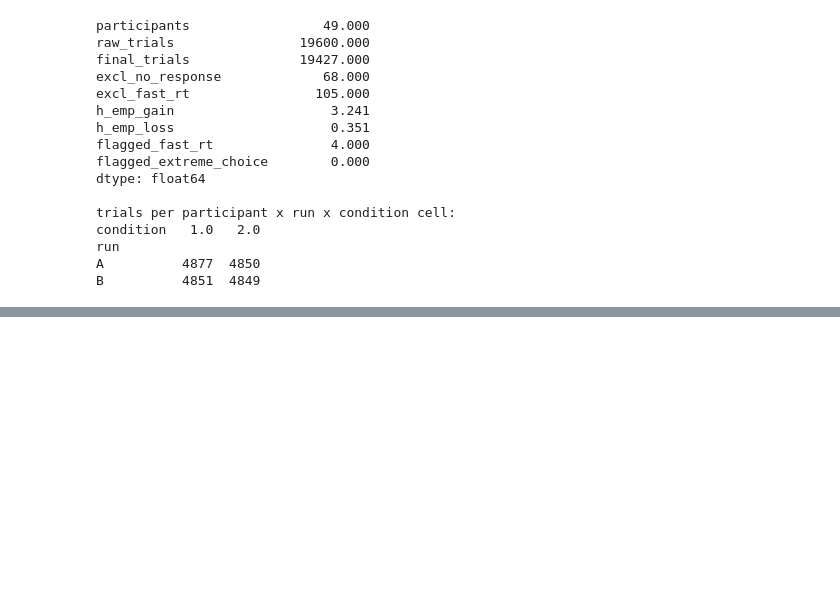
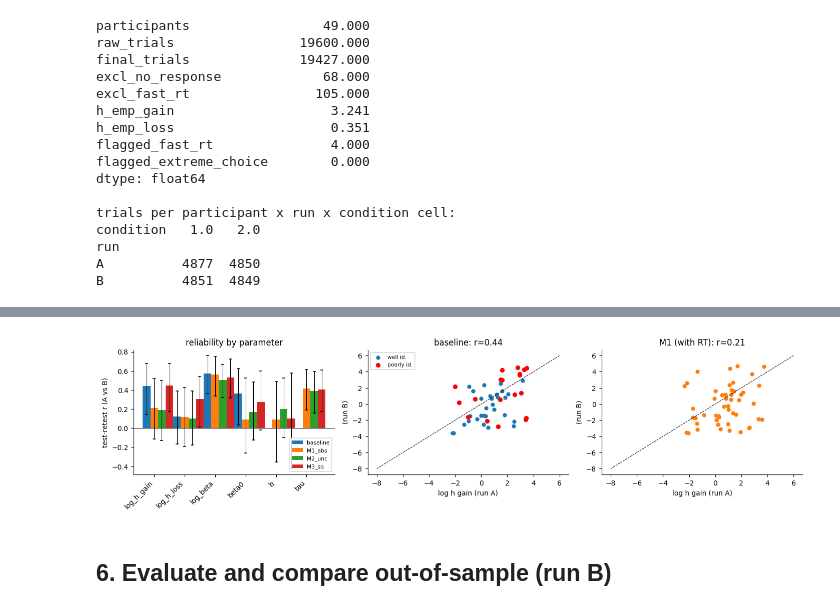
Before and after one commit to ale1201/ccs-final-project, a Jupyter notebook: project.ipynb, the cells around one changed output, grey strips where cells are left out. Drawn from its saved outputs; the diff is of its cells as text; code cells hidden in the pictures; blank space fills up the shorter version.

```diff
--- a/project.ipynb
+++ b/project.ipynb
@@ -450,0 +1032,19 @@ def param_names(model, use_rt=True):
+# %%
+# (1) does RT improve or worsen the stability of the choice parameters?
+piv = RELI[RELI.param.isin(CHOICE_PARS)].pivot(index="param", columns="model", values="r")
+for m in RT_MODELS:
+    piv[f"Δ {m}"] = (piv[m] - piv["baseline"]).round(3)
+print("=== effect of RT on reliability (Δ < 0 = worsens) ===")
+print(piv.round(3))
+
+# (2) is the effect concentrated in the poorly-identified participants?
+well_id = [s for s in SUBJ if s in POORLY_ID.index and not POORLY_ID[s]]
+comp = []
+for m in ALL_MODELS:
+    t = reliability(m, n_boot=500).set_index("param").r
+    s = reliability(m, subset=well_id, n_boot=500).set_index("param").r
+    comp.append(pd.DataFrame({(m, "all"): t, (m, "well_id"): s}))
+COMP_ID = pd.concat(comp, axis=1).round(3)
+COMP_ID.columns = pd.MultiIndex.from_tuples(COMP_ID.columns)
+print(f"\n=== all (n=49) vs well-identified (n={len(well_id)}) ===")
+print(COMP_ID)
@@ -450,0 +1072,39 @@ def param_names(model, use_rt=True):
+# %%
+fig, ax = plt.subplots(1, 3, figsize=(13, 3.4))
+
+# (a) reliability by parameter and model, with bootstrap CI
+prm = ["log_h_gain", "log_h_loss", "log_beta", "beta0", "b", "tau"]
+w, x = 0.25, np.arange(len(prm))
+for i, m in enumerate(ALL_MODELS):
+    d = RELI[RELI.model == m].set_index("param").reindex(prm)
+    ax[0].bar(x + i*w - w, d.r, w, label=m,
+              yerr=[d.r - d.r_lo, d.r_hi - d.r], capsize=2, error_kw=dict(lw=.7))
+ax[0].set_xticks(x); ax[0].set_xticklabels(prm, rotation=45, ha="right")
+ax[0].axhline(0, color="k", lw=.6)
+ax[0].set(ylabel="test-retest r (A vs B)", title="reliability by parameter")
+ax[0].legend(fontsize=7)
+
+# (b) central finding: RT reduces the stability of log h -- the well-identified-subset
+# check above shows this is only partly explained by the poorly-identified participants
+A, B = PARS_A["baseline"], PARS_B["baseline"]
+idx = A.index.intersection(B.index)
+poorly_id = POORLY_ID.reindex(idx, fill_value=False).values
+ax[1].scatter(A.loc[idx,"log_h_gain"][~poorly_id], B.loc[idx,"log_h_gain"][~poorly_id], s=20, label="well id.")
+ax[1].scatter(A.loc[idx,"log_h_gain"][poorly_id],  B.loc[idx,"log_h_gain"][poorly_id],  s=26, c="r", label="poorly id.")
+ax[1].plot([-8, 6], [-8, 6], "k--", lw=.7)
+ax[1].set(xlabel="log h gain (run A)", ylabel="(run B)",
+          title=f"baseline: r={pearsonr(A.loc[idx,'log_h_gain'], B.loc[idx,'log_h_gain'])[0]:.2f}")
+ax[1].legend(fontsize=7)
+
+A1, B1 = PARS_A["M1_abs"], PARS_B["M1_abs"]
+i1 = A1.index.intersection(B1.index)
+ax[2].scatter(A1.loc[i1,"log_h_gain"], B1.loc[i1,"log_h_gain"], s=20, c="C1")
+ax[2].plot([-8, 6], [-8, 6], "k--", lw=.7)
+ax[2].set(xlabel="log h gain (run A)", ylabel="(run B)",
+          title=f"M1 (with RT): r={pearsonr(A1.loc[i1,'log_h_gain'], B1.loc[i1,'log_h_gain'])[0]:.2f}")
+
+plt.tight_layout(); plt.show()
+# %% [output]
+[figure, added]
+# %% [markdown]
+## 6. Evaluate and compare out-of-sample (run B)
```
Also changed, not shown: parts of 34 cells of this notebook.
